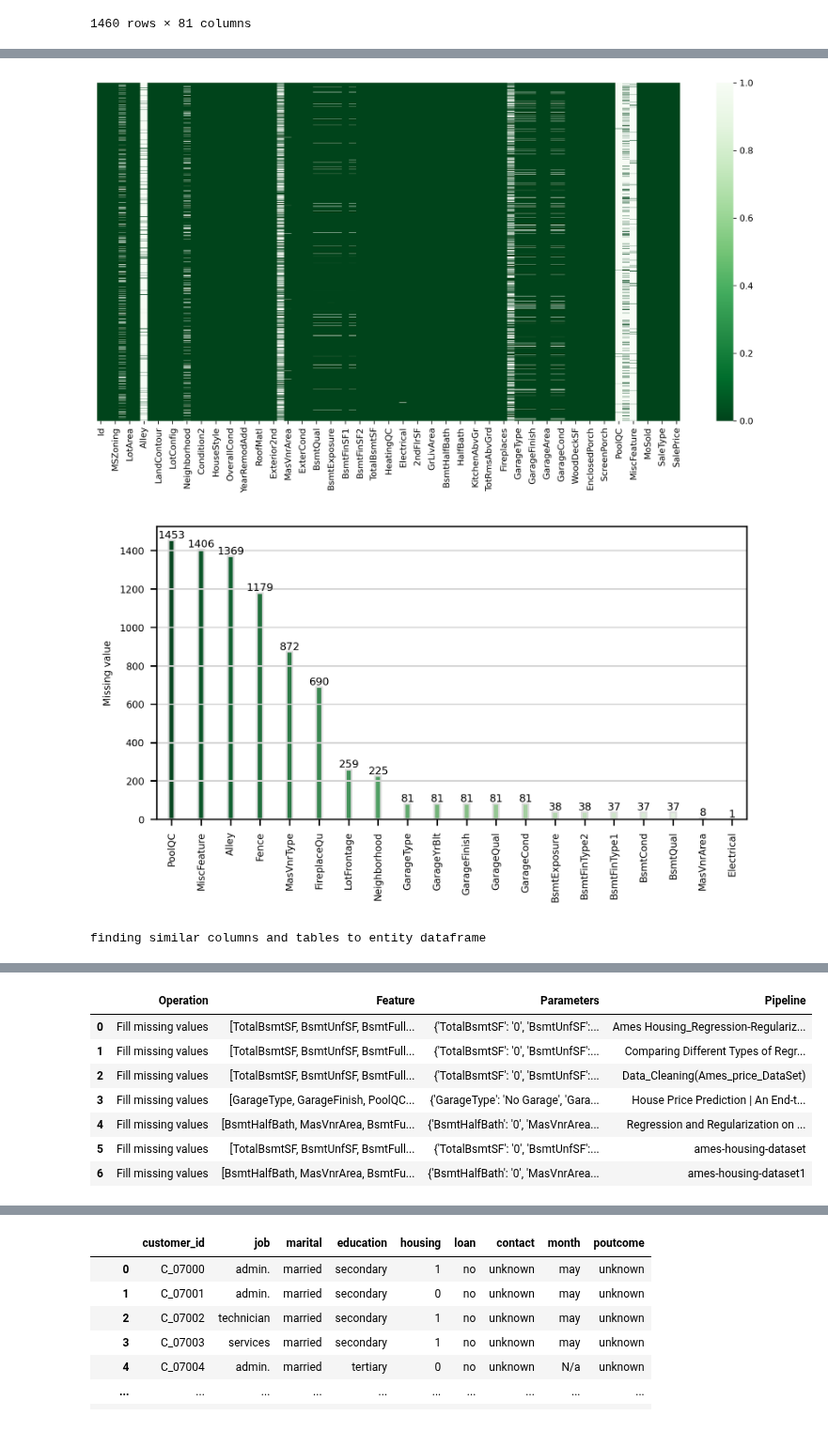
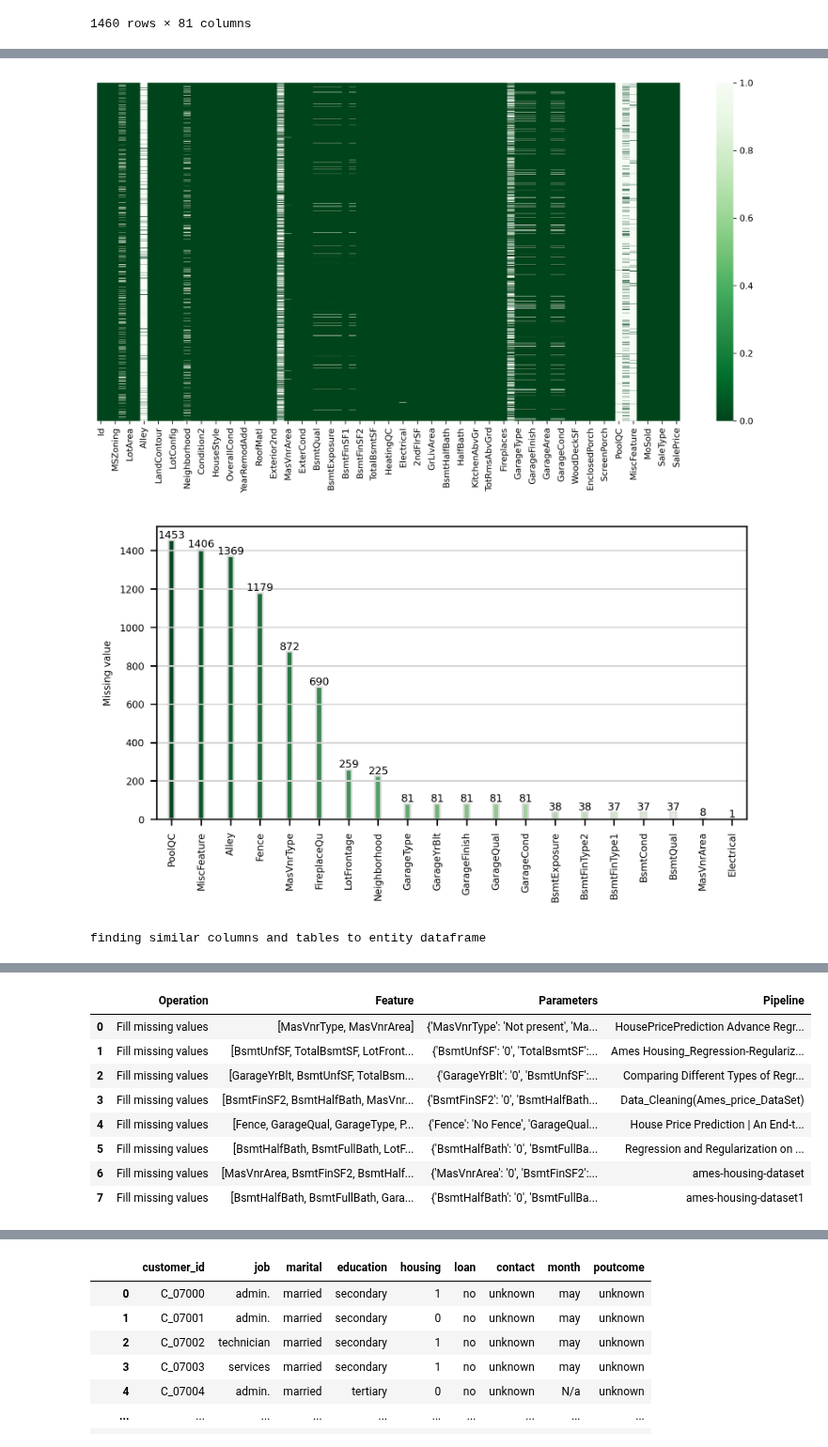
Before and after one commit to CoDS-GCS/KGFarm, a Jupyter notebook: docs/concepts/feature cleaning.ipynb, the cells around one changed output, grey strips where cells are left out. Shown at 94% size. Cells and saved outputs as stored; diff of their text form; code cells hidden in the pictures.

Commit message:
update kgfarm demo

```diff
--- a/docs/concepts/feature cleaning.ipynb
+++ b/docs/concepts/feature cleaning.ipynb
@@ -34,8 +29,7 @@ entity_df
 | 1459 | 1460 | 20 | RL | 75.0 | 9937 | Pave | NaN | Reg | Lvl | ... |
 1460 rows × 81 columns
 # %%
-%%time
-cleaning_info = kgfarm.recommend_cleaning_operations(entity_df=entity_df, show_query=False)
+cleaning_info = kgfarm.recommend_cleaning_operations(entity_df, show_query=False)
 cleaning_info
 # %% [output]
 scanning missing values
@@ -47,8 +39,9 @@ Wall time: 11.9 s
 |  | Operation | Feature | Parameters | Pipeline |
-| 0 | Fill missing values | [TotalBsmtSF, BsmtUnfSF, BsmtFull... | {'TotalBsmtSF': '0', 'BsmtUnfSF':... | Ames Housing_Regression-Regulariz... |
-| 1 | Fill missing values | [TotalBsmtSF, BsmtUnfSF, BsmtFull... | {'TotalBsmtSF': '0', 'BsmtUnfSF':... | Comparing Different Types of Regr... |
-| 2 | Fill missing values | [TotalBsmtSF, BsmtUnfSF, BsmtFull... | {'TotalBsmtSF': '0', 'BsmtUnfSF':... | Data_Cleaning(Ames_price_DataSet) |
-| 3 | Fill missing values | [GarageType, GarageFinish, PoolQC... | {'GarageType': 'No Garage', 'Gara... | House Price Prediction | An End-t... |
-| 4 | Fill missing values | [BsmtHalfBath, MasVnrArea, BsmtFu... | {'BsmtHalfBath': '0', 'MasVnrArea... | Regression and Regularization on ... |
-| 5 | Fill missing values | [TotalBsmtSF, BsmtUnfSF, BsmtFull... | {'TotalBsmtSF': '0', 'BsmtUnfSF':... | ames-housing-dataset |
-| 6 | Fill missing values | [BsmtHalfBath, MasVnrArea, BsmtFu... | {'BsmtHalfBath': '0', 'MasVnrArea... | ames-housing-dataset1 |
+| 0 | Fill missing values | [MasVnrType, MasVnrArea] | {'MasVnrType': 'Not present', 'Ma... | HousePricePrediction Advance Regr... |
+| 1 | Fill missing values | [BsmtUnfSF, TotalBsmtSF, LotFront... | {'BsmtUnfSF': '0', 'TotalBsmtSF':... | Ames Housing_Regression-Regulariz... |
+| 2 | Fill missing values | [GarageYrBlt, BsmtUnfSF, TotalBsm... | {'GarageYrBlt': '0', 'BsmtUnfSF':... | Comparing Different Types of Regr... |
+| 3 | Fill missing values | [BsmtFinSF2, BsmtHalfBath, MasVnr... | {'BsmtFinSF2': '0', 'BsmtHalfBath... | Data_Cleaning(Ames_price_DataSet) |
+| 4 | Fill missing values | [Fence, GarageQual, GarageType, P... | {'Fence': 'No Fence', 'GarageQual... | House Price Prediction | An End-t... |
+| 5 | Fill missing values | [BsmtHalfBath, BsmtFullBath, LotF... | {'BsmtHalfBath': '0', 'BsmtFullBa... | Regression and Regularization on ... |
+| 6 | Fill missing values | [MasVnrArea, BsmtFinSF2, BsmtHalf... | {'MasVnrArea': '0', 'BsmtFinSF2':... | ames-housing-dataset |
+| 7 | Fill missing values | [BsmtHalfBath, BsmtFullBath, Gara... | {'BsmtHalfBath': '0', 'BsmtFullBa... | ames-housing-dataset1 |
```
Also changed, not shown: parts of 14 cells of this notebook, 1 other file.
